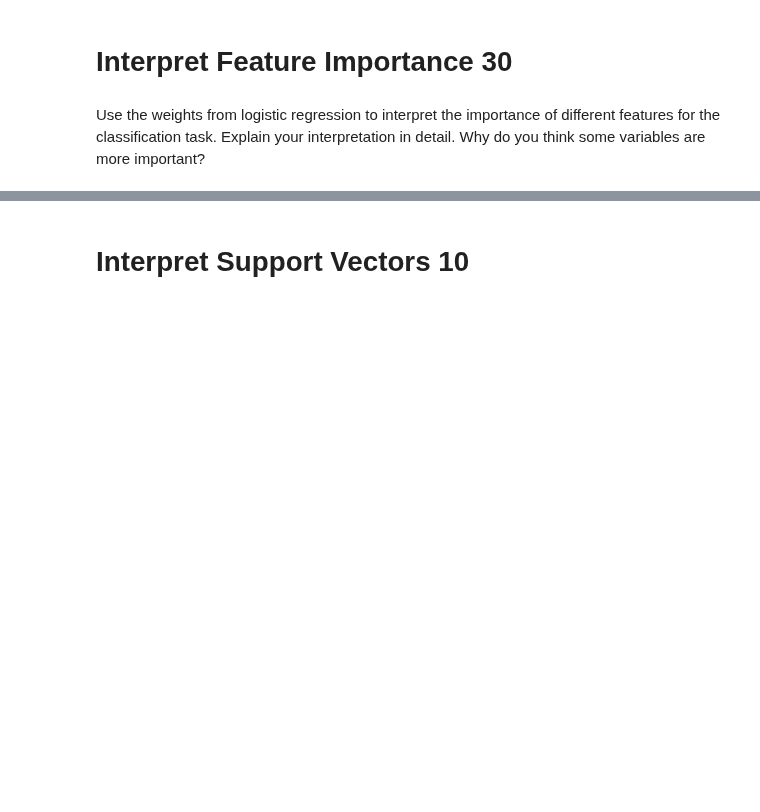
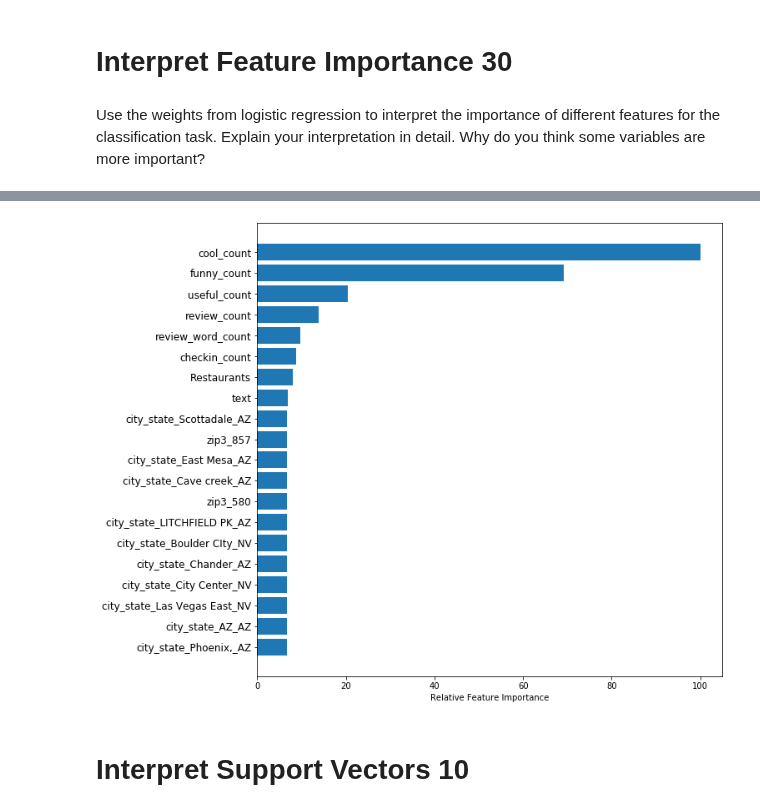
Before and after one commit to rchannewiser/MSDS-machine-learning1-team5, a Jupyter notebook: team5_lab2.ipynb, the cells around one changed output, grey strips where cells are left out. Saved outputs shown, nothing was run; the diff lists cells and outputs as text; code cells hidden in the pictures; blank space fills up the shorter version.

```diff
--- a/team5_lab2.ipynb
+++ b/team5_lab2.ipynb
@@ -236,3 +235,8 @@ Use the weights from logistic regression to interpret the importance of differen
+# %%
+svm_importance=get_importance(svm_sgd_model_final)
+plot_importance(svm_importance,top_n=20)
+# %% [output]
+[figure, added]
 # %% [markdown]
 # Interpret Support Vectors	10
 # %% [markdown]
```
Also changed, not shown: parts of 32 cells of this notebook.
